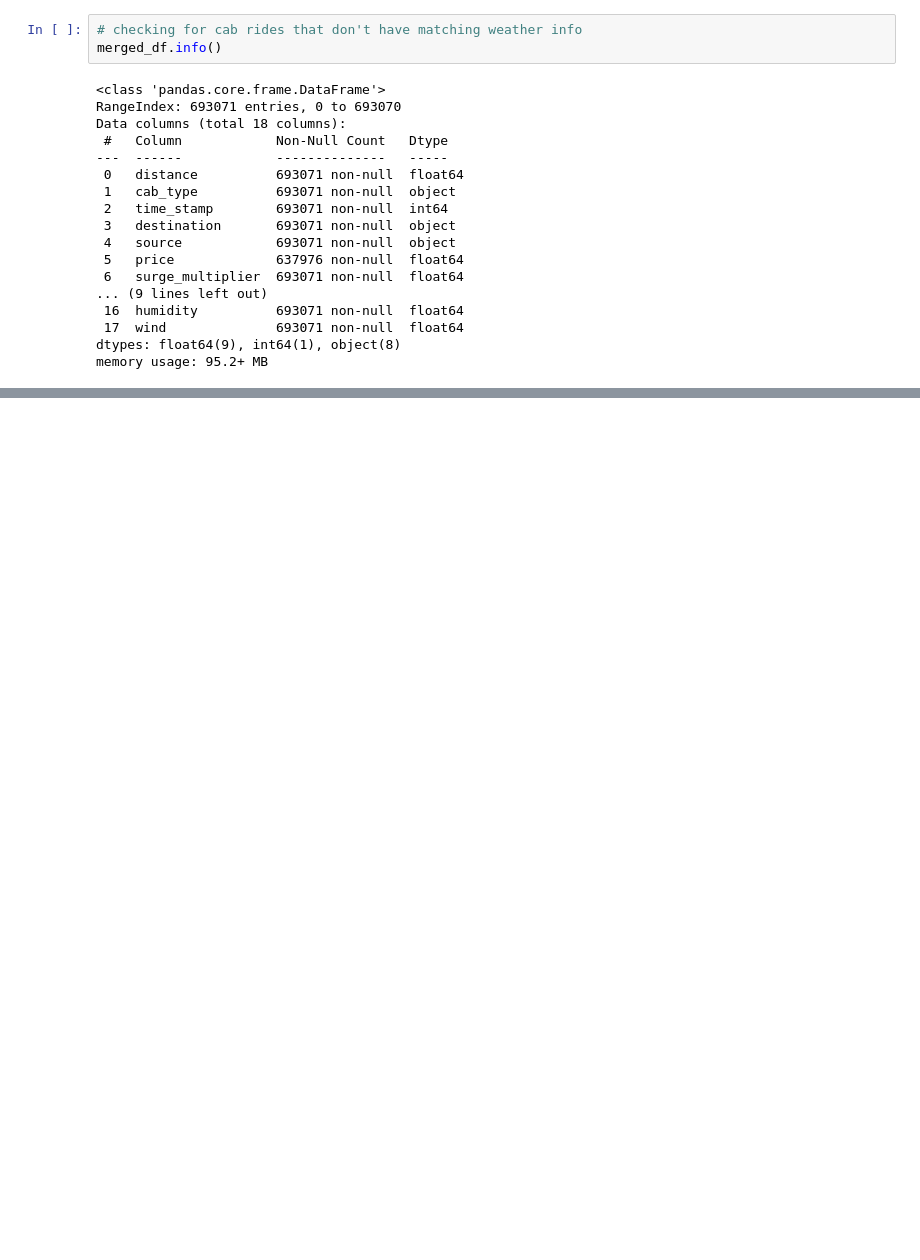
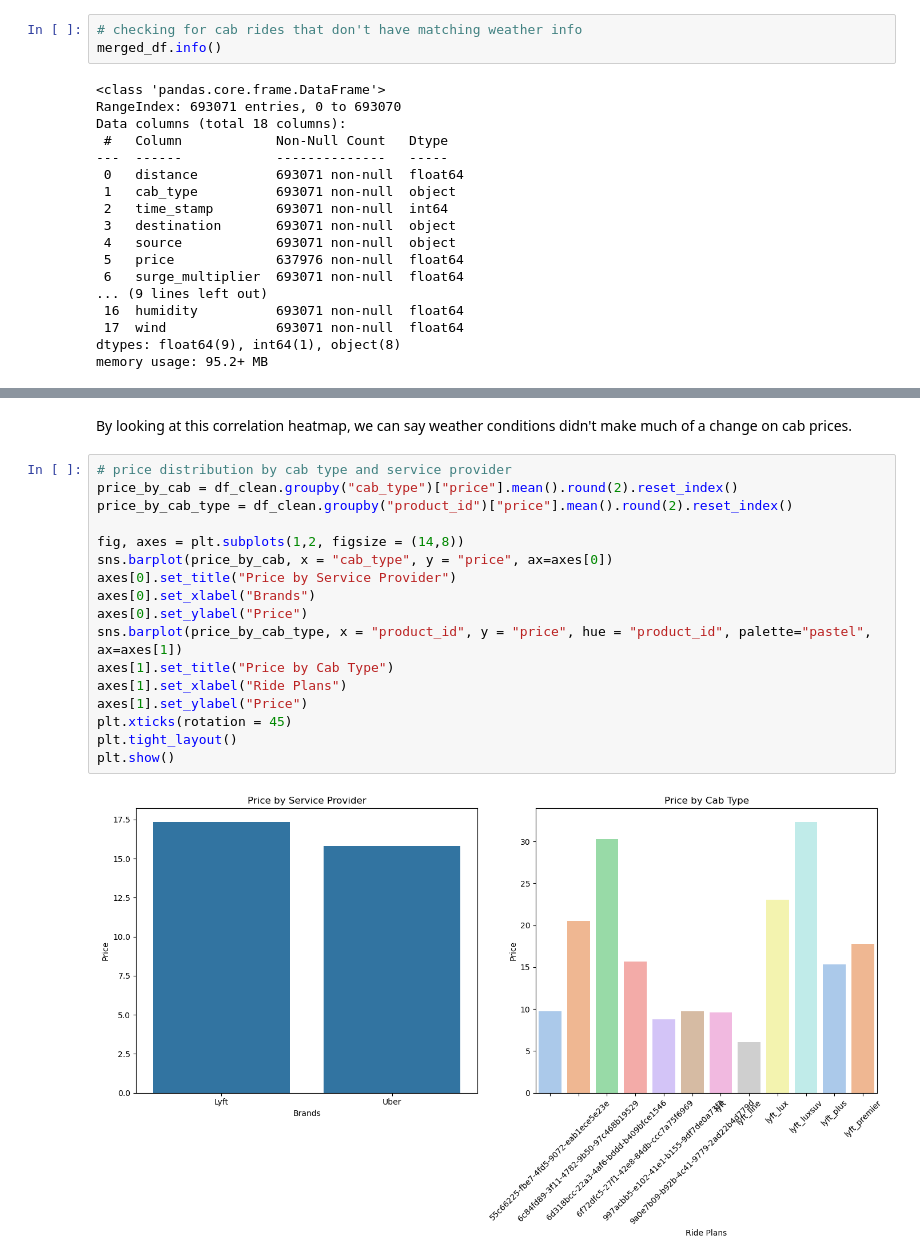
Before and after one commit to hfarukaktas/data-science-projects, a Jupyter notebook: uber-lyft-prices-data/Uber - Lyft Prices.ipynb, the cells around one changed output, grey strips where cells are left out. Drawn from its saved outputs; the diff is of its cells as text; blank space fills up the shorter version.

```diff
--- a/uber-lyft-prices-data/Uber - Lyft Prices.ipynb
+++ b/uber-lyft-prices-data/Uber - Lyft Prices.ipynb
@@ -197,0 +226,21 @@ memory usage: 95.2+ MB
+# %% [markdown]
+By looking at this correlation heatmap, we can say weather conditions didn't make much of a change on cab prices.
+# %%
+# price distribution by cab type and service provider
+price_by_cab = df_clean.groupby("cab_type")["price"].mean().round(2).reset_index()
+price_by_cab_type = df_clean.groupby("product_id")["price"].mean().round(2).reset_index()
+
+fig, axes = plt.subplots(1,2, figsize = (14,8))
+sns.barplot(price_by_cab, x = "cab_type", y = "price", ax=axes[0])
+axes[0].set_title("Price by Service Provider")
+axes[0].set_xlabel("Brands")
+axes[0].set_ylabel("Price")
+sns.barplot(price_by_cab_type, x = "product_id", y = "price", hue = "product_id", palette="pastel", ax=axes[1])
+axes[1].set_title("Price by Cab Type")
+axes[1].set_xlabel("Ride Plans")
+axes[1].set_ylabel("Price")
+plt.xticks(rotation = 45)
+plt.tight_layout()
+plt.show()
+# %% [output]
+[figure, added]
```
Also changed, not shown: parts of 13 cells of this notebook.
